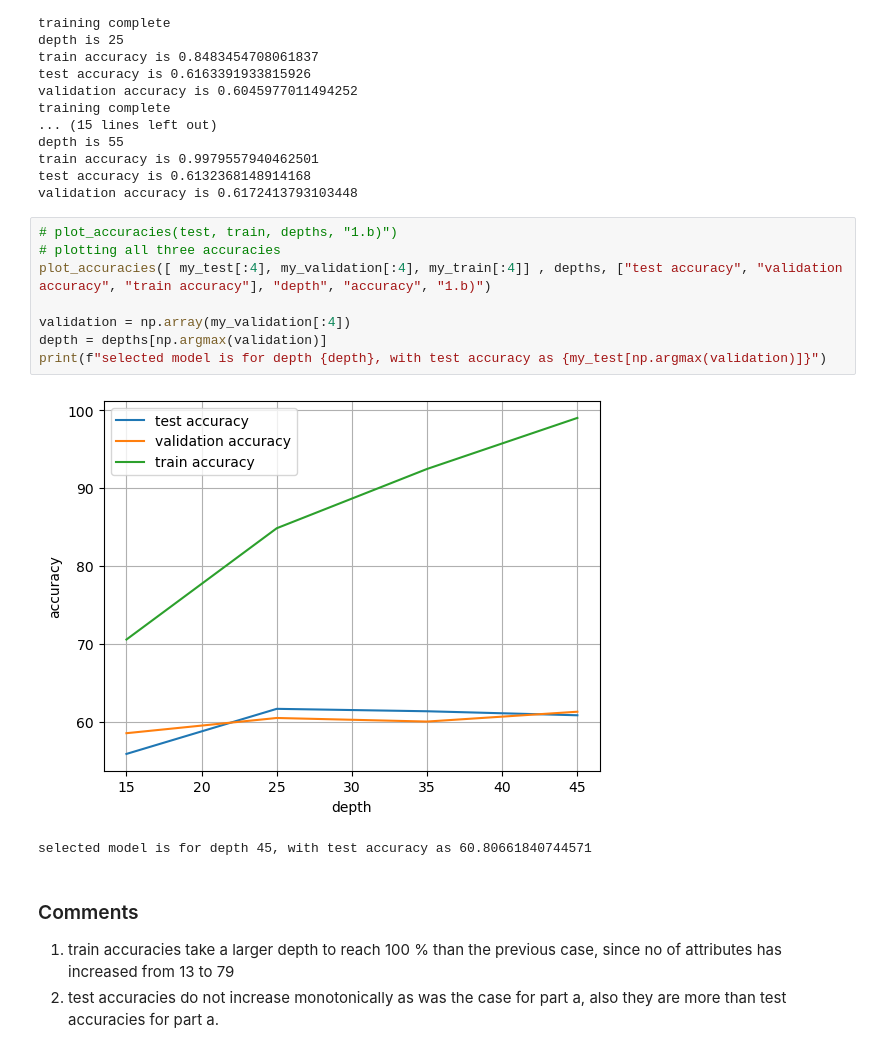
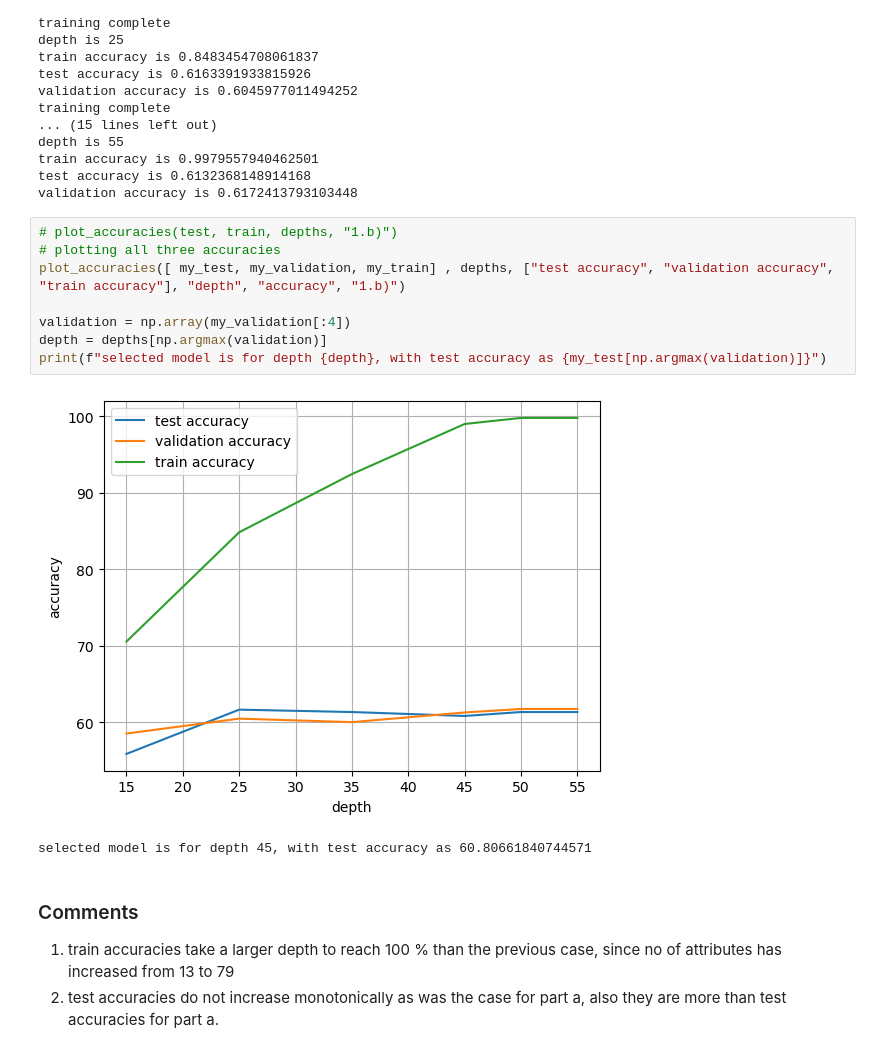
Before and after one commit to Aavegjain/COL774_A3, a Jupyter notebook: decision_trees/dt.ipynb, the cells around one changed output. Drawn from its saved outputs; the diff is of its cells as text.

```diff
--- a/decision_trees/dt.ipynb
+++ b/decision_trees/dt.ipynb
@@ -558,13 +550,13 @@ validation accuracy is 0.6172413793103448
 # %%
 # plot_accuracies(test, train, depths, "1.b)")
 # plotting all three accuracies
-plot_accuracies([ my_test[:4], my_validation[:4], my_train[:4]] , depths, ["test accuracy", "validation accuracy", "train accuracy"], "depth", "accuracy", "1.b)")
+plot_accuracies([ my_test, my_validation, my_train] , depths, ["test accuracy", "validation accuracy", "train accuracy"], "depth", "accuracy", "1.b)")
 
 validation = np.array(my_validation[:4])
 depth = depths[np.argmax(validation)]
 print(f"selected model is for depth {depth}, with test accuracy as {my_test[np.argmax(validation)]}")
 # %% [output]
-[figure, old version]
+[figure, new version]
 selected model is for depth 45, with test accuracy as 60.80661840744571
 # %% [markdown]
 ### Comments
```
Also changed, not shown: parts of 17 cells of this notebook, 22 other files.
